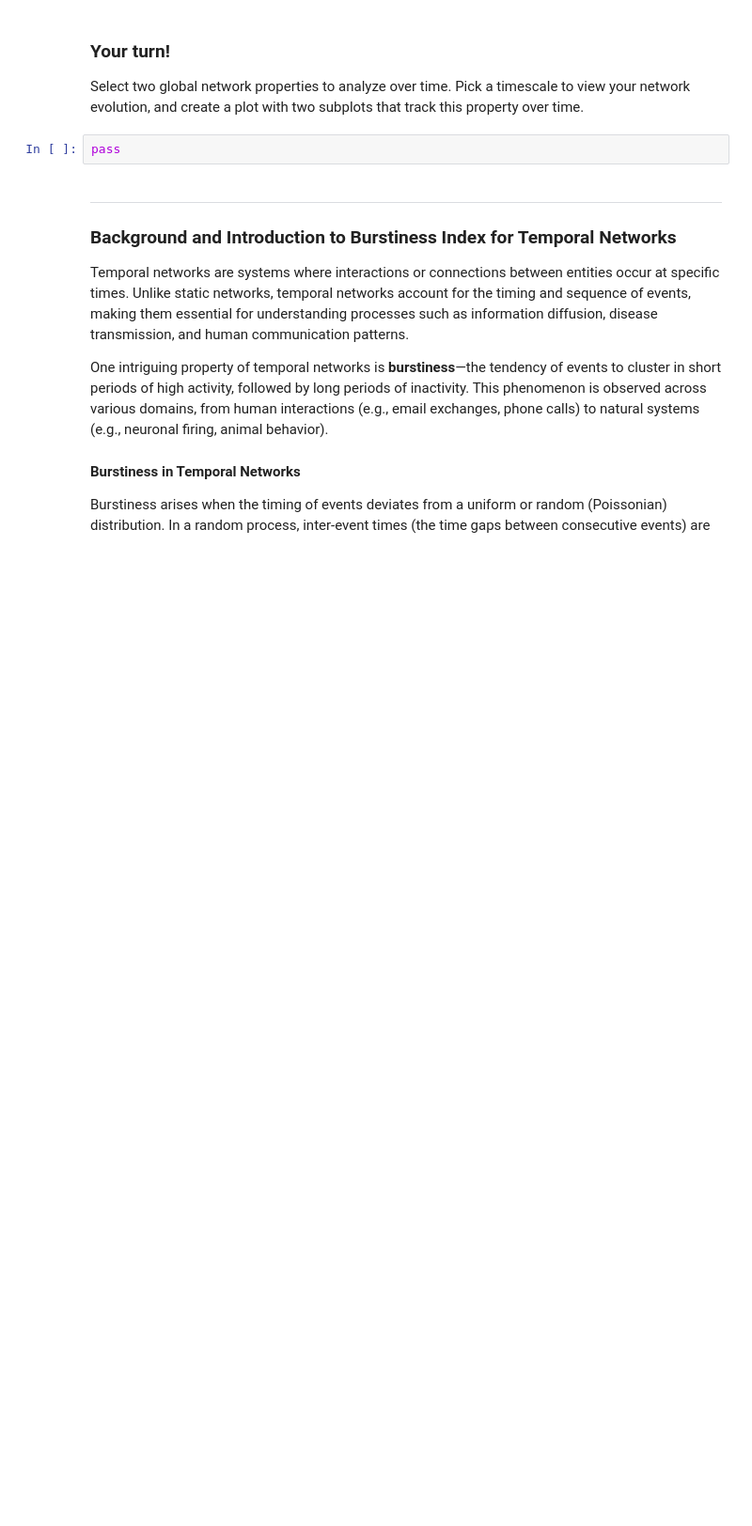
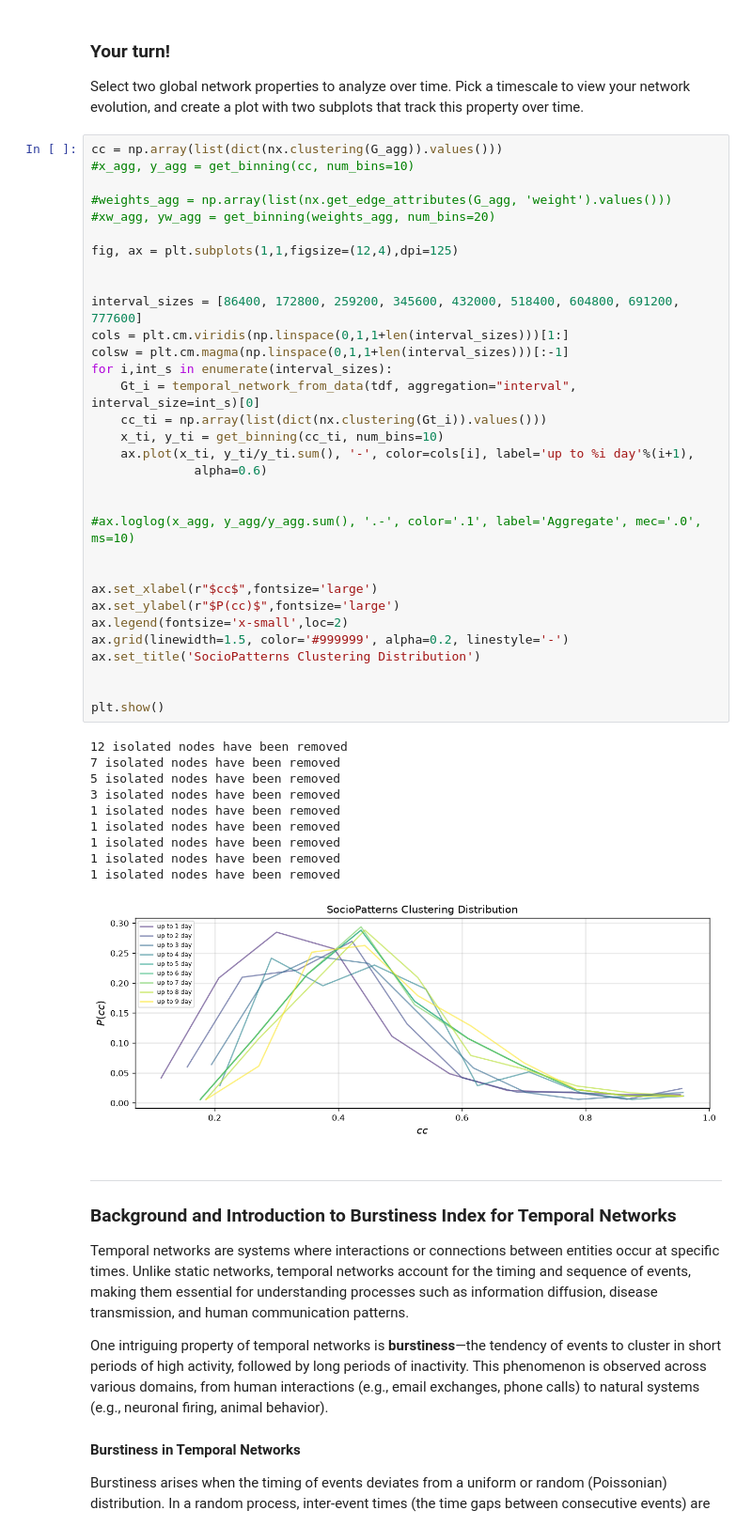
Before and after one commit to rhughes74/CNET5051, a Jupyter notebook: class_15_temporal_networks.ipynb, the cells around one changed output. Shown at 94% size. Saved outputs shown, nothing was run; the diff lists cells and outputs as text; blank space fills up the shorter version.

```diff
--- a/class_15_temporal_networks.ipynb
+++ b/class_15_temporal_networks.ipynb
@@ -875,7 +873,48 @@ plt.show()
 
 Select two global network properties to analyze over time. Pick a timescale to view your network evolution, and create a plot with two subplots that track this property over time.
 # %%
-pass
+cc = np.array(list(dict(nx.clustering(G_agg)).values()))
+#x_agg, y_agg = get_binning(cc, num_bins=10)
+
+#weights_agg = np.array(list(nx.get_edge_attributes(G_agg, 'weight').values()))
+#xw_agg, yw_agg = get_binning(weights_agg, num_bins=20)
+
+fig, ax = plt.subplots(1,1,figsize=(12,4),dpi=125)
+
+
+interval_sizes = [86400, 172800, 259200, 345600, 432000, 518400, 604800, 691200, 777600]
+cols = plt.cm.viridis(np.linspace(0,1,1+len(interval_sizes)))[1:]
+colsw = plt.cm.magma(np.linspace(0,1,1+len(interval_sizes)))[:-1]
+for i,int_s in enumerate(interval_sizes):
+    Gt_i = temporal_network_from_data(tdf, aggregation="interval", interval_size=int_s)[0]
+    cc_ti = np.array(list(dict(nx.clustering(Gt_i)).values()))
+    x_ti, y_ti = get_binning(cc_ti, num_bins=10)
+    ax.plot(x_ti, y_ti/y_ti.sum(), '-', color=cols[i], label='up to %i day'%(i+1),
+              alpha=0.6)
+
+
+#ax.loglog(x_agg, y_agg/y_agg.sum(), '.-', color='.1', label='Aggregate', mec='.0', ms=10)
+
+
+ax.set_xlabel(r"$cc$",fontsize='large')
+ax.set_ylabel(r"$P(cc)$",fontsize='large')
+ax.legend(fontsize='x-small',loc=2)
+ax.grid(linewidth=1.5, color='#999999', alpha=0.2, linestyle='-')
+ax.set_title('SocioPatterns Clustering Distribution')
+
+
+plt.show()
+# %% [output]
+12 isolated nodes have been removed
+7 isolated nodes have been removed
+5 isolated nodes have been removed
+3 isolated nodes have been removed
+1 isolated nodes have been removed
+1 isolated nodes have been removed
+1 isolated nodes have been removed
+1 isolated nodes have been removed
+1 isolated nodes have been removed
+[figure, added]
 # %% [markdown]
 _______
 ### Background and Introduction to Burstiness Index for Temporal Networks
```
Also changed, not shown: parts of 11 cells of this notebook.
